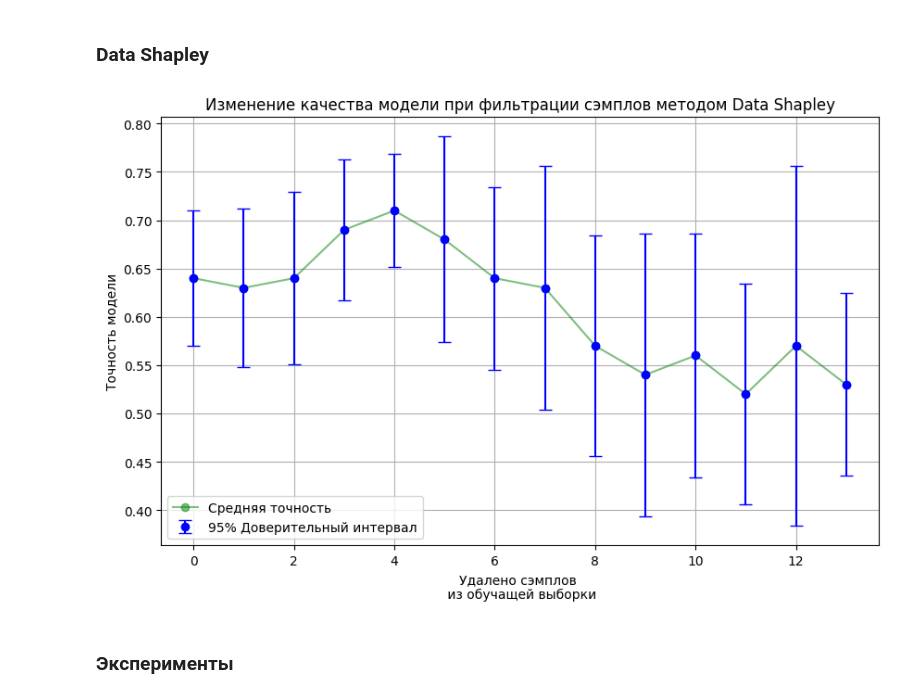
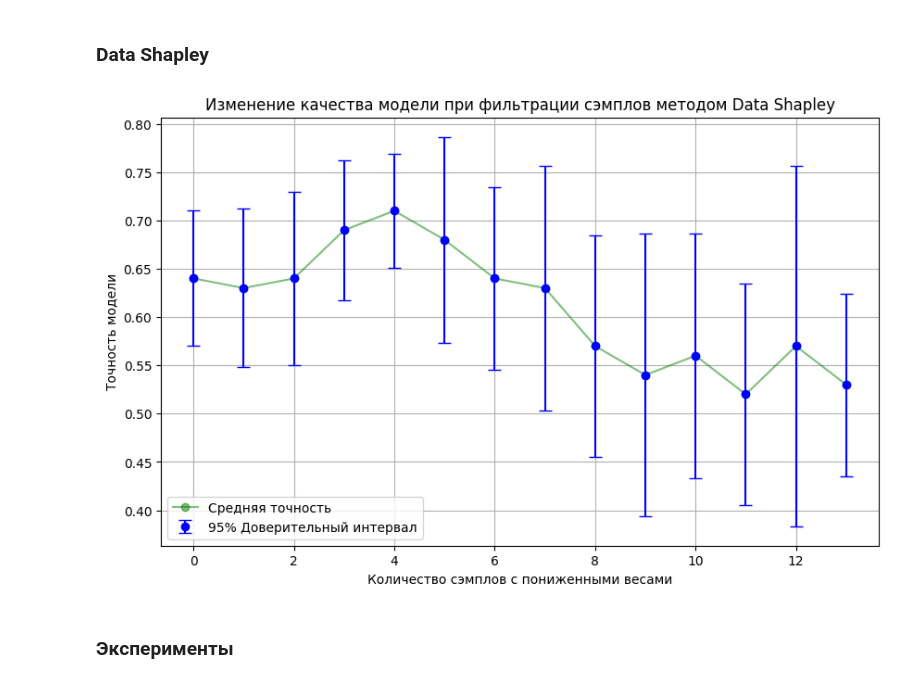
Before and after one commit to geniusserg/Endocrinology, a Jupyter notebook: experiments.ipynb, the cells around one changed output. Saved outputs shown, nothing was run; the diff lists cells and outputs as text; code cells hidden in the pictures.

```diff
--- a/experiments.ipynb
+++ b/experiments.ipynb
@@ -356,31 +376,34 @@ def evaluate_metrics_after_filtration(X, y):
 # %%
 import matplotlib.pyplot as plt
 
 #ЭТО ДЛЯ ПРИМЕРА КАК ДОЛЖЕН ВЫГЛЯДИТЬ ИТОГОВЫЙ ГРАФИК
-def plot_quality_vs_removed(samples_removed, model_quality, ci):
+def plot_quality_vs_removed(samples_removed, model_quality, ci, english_labels=True):
     plt.figure(figsize=(10, 6))
+    if (not english_labels):
 
-    # Plot the error bars for each point
-    plt.errorbar(samples_removed, model_quality, yerr=ci, fmt='o', color='blue', capsize=5, label='95% Доверительный интервал')
-
-    # Plot the line connecting the mean values
-    plt.plot(samples_removed, model_quality, '-o', color='green', alpha=0.5, label='Средняя точность')
-
-    plt.xlabel('Удалено сэмплов \n из обучащей выборки')
-    plt.ylabel('Точность модели')
-    plt.title('Изменение качества модели при фильтрации сэмплов методом Data Shapley')
+      plt.errorbar(samples_removed, model_quality, yerr=ci, fmt='o', color='blue', capsize=5, label='95% Доверительный интервал')
+      plt.plot(samples_removed, model_quality, '-o', color='green', alpha=0.5, label='Средняя точность')
+      plt.xlabel('Количество сэмплов с пониженными весами')
+      plt.ylabel('Точность модели')
+      plt.title('Изменение качества модели при фильтрации сэмплов методом Data Shapley')
+    else:
+      plt.errorbar(samples_removed, model_quality, yerr=ci, fmt='o', color='blue', capsize=5, label='CI 95%')
+      plt.plot(samples_removed, model_quality, '-o', color='green', alpha=0.5, label='Mean accuracy')
+      plt.xlabel('Samples removed from training dataset')
+      plt.ylabel('Model accuracy')
+      plt.title('Changing the quality of the model when filtering samples using the Data Shapley method')
     plt.legend()
     plt.grid(True)
     plt.show()
 
 # Example usage:
 model_quality = [0.64, 0.63, 0.64, 0.69, 0.71, 0.68, 0.64, 0.63, 0.57, 0.54, 0.56, 0.52,  0.57,  0.53]
 samples_removed = list(range(0, len(model_quality)))
 ci = [0.07, 0.082, 0.0894, 0.0725, 0.0586, 0.1065, 0.0945, 0.1265, 0.1145, 0.1465,  0.1265, 0.1145, 0.1865,0.0945 ]  # Example confidence intervals for each point
 
-plot_quality_vs_removed(samples_removed, model_quality, ci)
+plot_quality_vs_removed(samples_removed, model_quality, ci, english_labels=False)
 # %% [output]
-[figure, old version]
+[figure, new version]
 # %% [markdown]
 ### Эксперименты
 # %%
```
Also changed, not shown: parts of 33 cells of this notebook, 1 other file.
